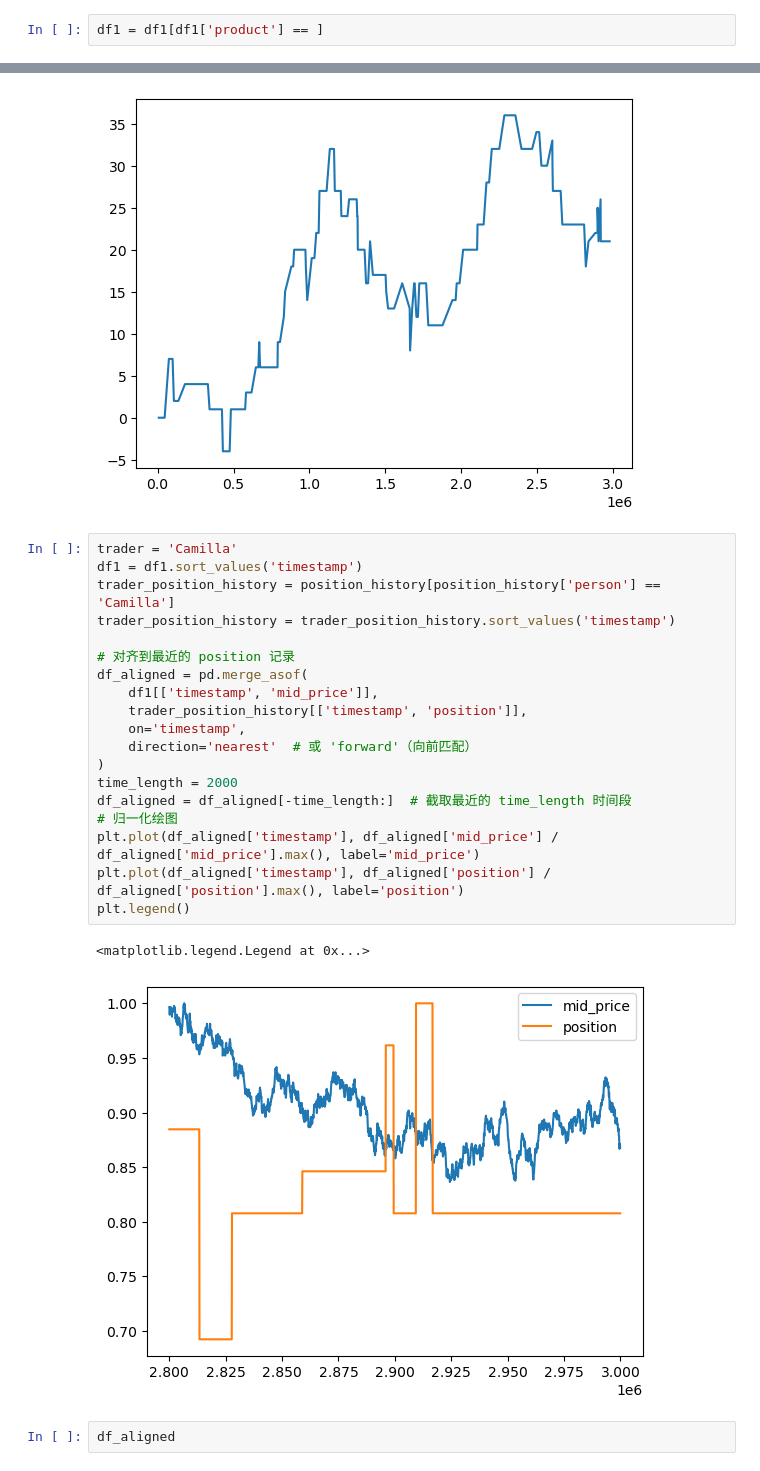
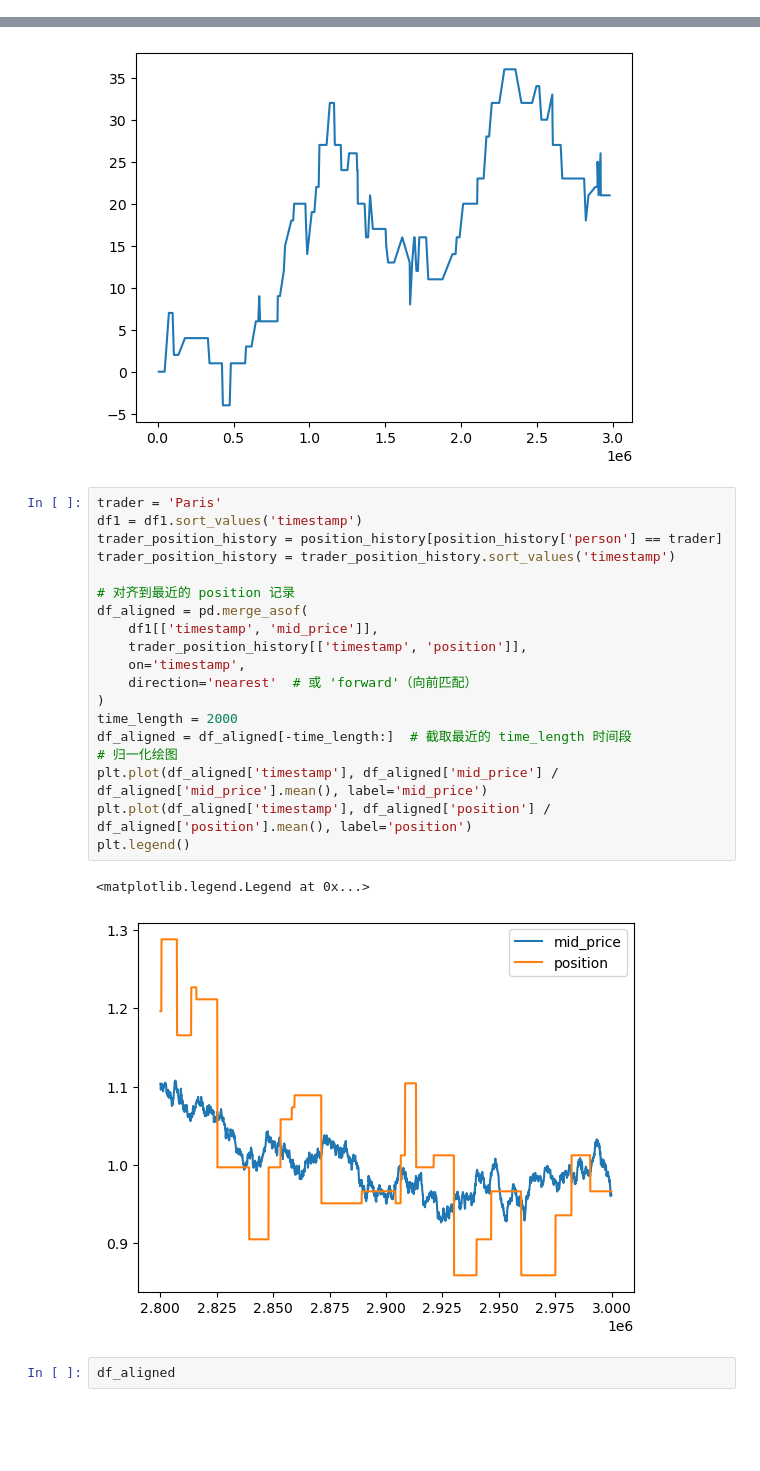
Before and after one commit to IMC-Prosperity-Granite-Flow/IMC_Prosperity3_GraniteFlow, a Jupyter notebook: src/analysis/round5/macaron.ipynb, the cells around one changed output, grey strips where cells are left out. Cells and saved outputs as stored; diff of their text form; blank space fills up the shorter version.

```diff
--- a/src/analysis/round5/macaron.ipynb
+++ b/src/analysis/round5/macaron.ipynb
@@ -12,5 +13,3 @@ import numpy as np
 # %%
 df1 = pd.read_csv('raw/prices.csv')
 df2 = pd.read_csv('raw/trades.csv')
-# %%
-df1 = df1[df1['product'] == ]
@@ -117,27 +102,27 @@ plt.plot(trader_position_history['timestamp'], trader_position_history['position
 [<matplotlib.lines.Line2D at 0x...>]
 [figure]
 # %%
-trader = 'Camilla'
+trader = 'Paris'
 df1 = df1.sort_values('timestamp')
-trader_position_history = position_history[position_history['person'] == 'Camilla']
+trader_position_history = position_history[position_history['person'] == trader]
 trader_position_history = trader_position_history.sort_values('timestamp')
 
 # 对齐到最近的 position 记录
 df_aligned = pd.merge_asof(
     df1[['timestamp', 'mid_price']],
     trader_position_history[['timestamp', 'position']],
     on='timestamp',
     direction='nearest'  # 或 'forward'（向前匹配）
 )
 time_length = 2000
 df_aligned = df_aligned[-time_length:]  # 截取最近的 time_length 时间段
 # 归一化绘图
-plt.plot(df_aligned['timestamp'], df_aligned['mid_price'] / df_aligned['mid_price'].max(), label='mid_price')
-plt.plot(df_aligned['timestamp'], df_aligned['position'] / df_aligned['position'].max(), label='position')
+plt.plot(df_aligned['timestamp'], df_aligned['mid_price'] / df_aligned['mid_price'].mean(), label='mid_price')
+plt.plot(df_aligned['timestamp'], df_aligned['position'] / df_aligned['position'].mean(), label='position')
 plt.legend()
 # %% [output]
 <matplotlib.legend.Legend at 0x...>
-[figure, old version]
+[figure, new version]
 # %%
 df_aligned
 # %% [output]
```
Also changed, not shown: parts of 11 cells of this notebook, 5 other files.
